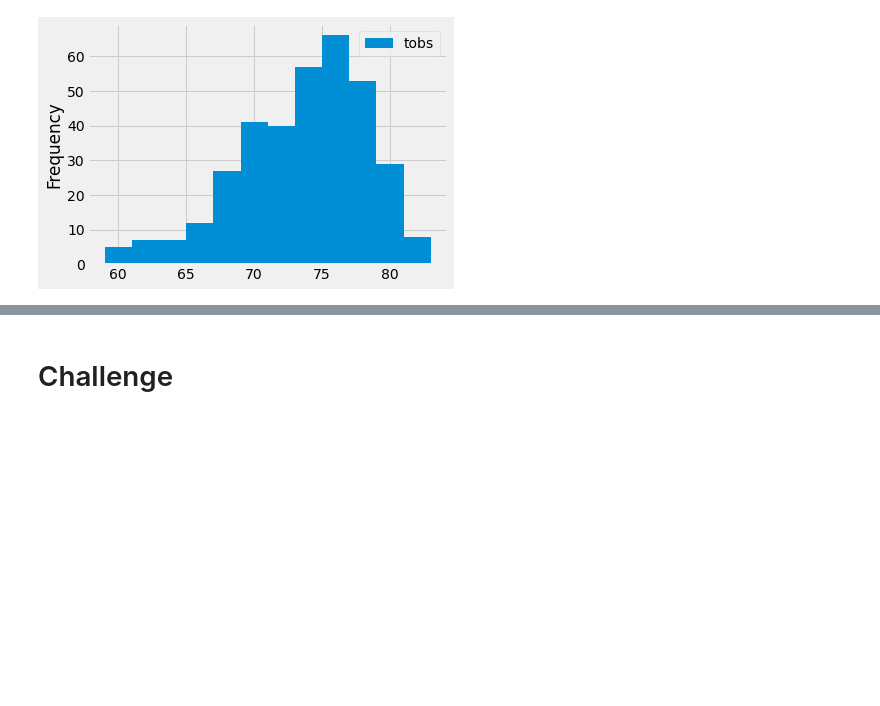
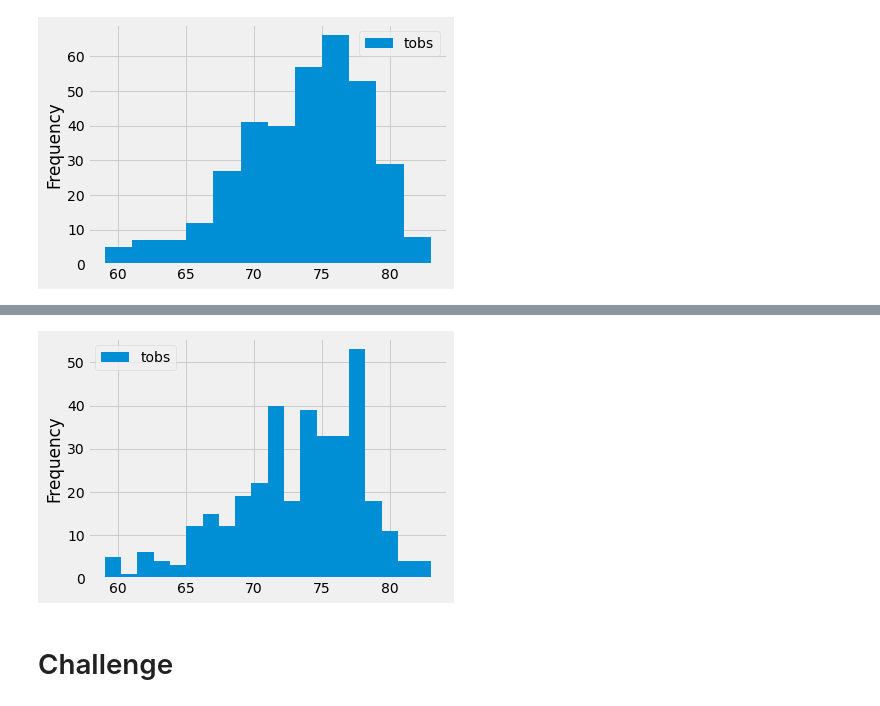
Before and after one commit to Shikharbhd/surfs_up, a Jupyter notebook: climate_analysis.ipynb, the cells around one changed output, grey strips where cells are left out. Saved outputs shown, nothing was run; the diff lists cells and outputs as text; code cells hidden in the pictures; blank space fills up the shorter version.

```diff
--- a/climate_analysis.ipynb
+++ b/climate_analysis.ipynb
@@ -154,2 +159,7 @@ plt.tight_layout()
+# %%
+df.plot.hist(bins=20)
+plt.tight_layout()
+# %% [output]
+[figure, added]
 # %% [markdown]
 # Challenge
```
Also changed, not shown: parts of 1 cell of this notebook, 1 other file.
